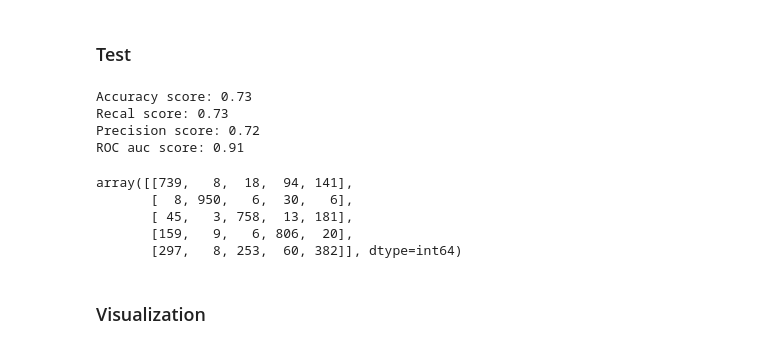
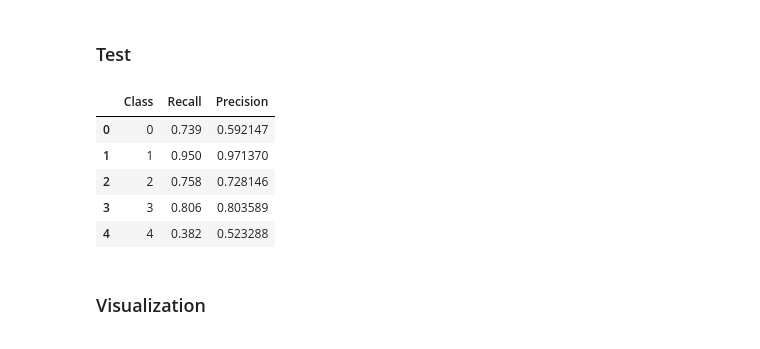
Before and after one commit to julielhagen/Clothing_classification-, a Jupyter notebook: NaiveBayes.ipynb, the cells around one changed output. Saved outputs shown, nothing was run; the diff lists cells and outputs as text; code cells hidden in the pictures.

```diff
--- a/NaiveBayes.ipynb
+++ b/NaiveBayes.ipynb
@@ -284,29 +284,34 @@ yhat = NB.predict(X_test_transformed)
 yhat_proba = NB.predict_proba(X_test_transformed)
 # %% [markdown]
 ### Test
-# %%
-_accuracy_score = accuracy_score(y_test, yhat)
-_recall_score = recall_score(y_test, yhat, average='macro')
-_precision_score =  precision_score(y_test, yhat, average='macro')
-_roc_auc_score = roc_auc_score(y_test, yhat_proba, average = 'macro', multi_class = 'ovr')
-
-print(f'Accuracy score: {_accuracy_score:.2f}')
-print(f'Recal score: {_recall_score:.2f}')
-print(f'Precision score: {_precision_score:.2f}')
-print(f'ROC auc score: {_roc_auc_score:.2f}')
-# %% [output]
-Accuracy score: 0.73
-Recal score: 0.73
-Precision score: 0.72
-ROC auc score: 0.91
 # %%
-confusion_matrix(y_test, yhat)
+_confusion_matrix=confusion_matrix(y_test, yhat)
+_confusion_matrix
-# %% [output]
-array([[739,   8,  18,  94, 141],
-       [  8, 950,   6,  30,   6],
-       [ 45,   3, 758,  13, 181],
-       [159,   9,   6, 806,  20],
-       [297,   8, 253,  60, 382]], dtype=int64)
+# %%
+test_scores = {'Class':[], 'Recall': [], 'Precision': []}
+
+for i in range(5):
+    TP = _confusion_matrix[i,i]
+    FP = sum(_confusion_matrix[:,i])-TP
+    FN = sum(_confusion_matrix[i,:])-TP
+    TN = np.sum(_confusion_matrix)- TP-FP-FN
+
+    test_scores['Class'].append(i)
+
+    # Recall: TP/(TP+FN)
+    test_scores['Recall'].append(TP/(TP+FN))
+    # Precision: TP/(TP+FP)
+    test_scores['Precision'].append(TP/(TP+FP))
+# %%
+test_scores_df = pd.DataFrame(test_scores)
+test_scores_df
+# %% [output]
+|  | Class | Recall | Precision |
+| 0 | 0 | 0.739 | 0.592147 |
+| 1 | 1 | 0.950 | 0.971370 |
+| 2 | 2 | 0.758 | 0.728146 |
+| 3 | 3 | 0.806 | 0.803589 |
+| 4 | 4 | 0.382 | 0.523288 |
 # %% [markdown]
 ### Visualization
 # %%
```
Also changed, not shown: parts of 1 cell of this notebook, 2 other files.
